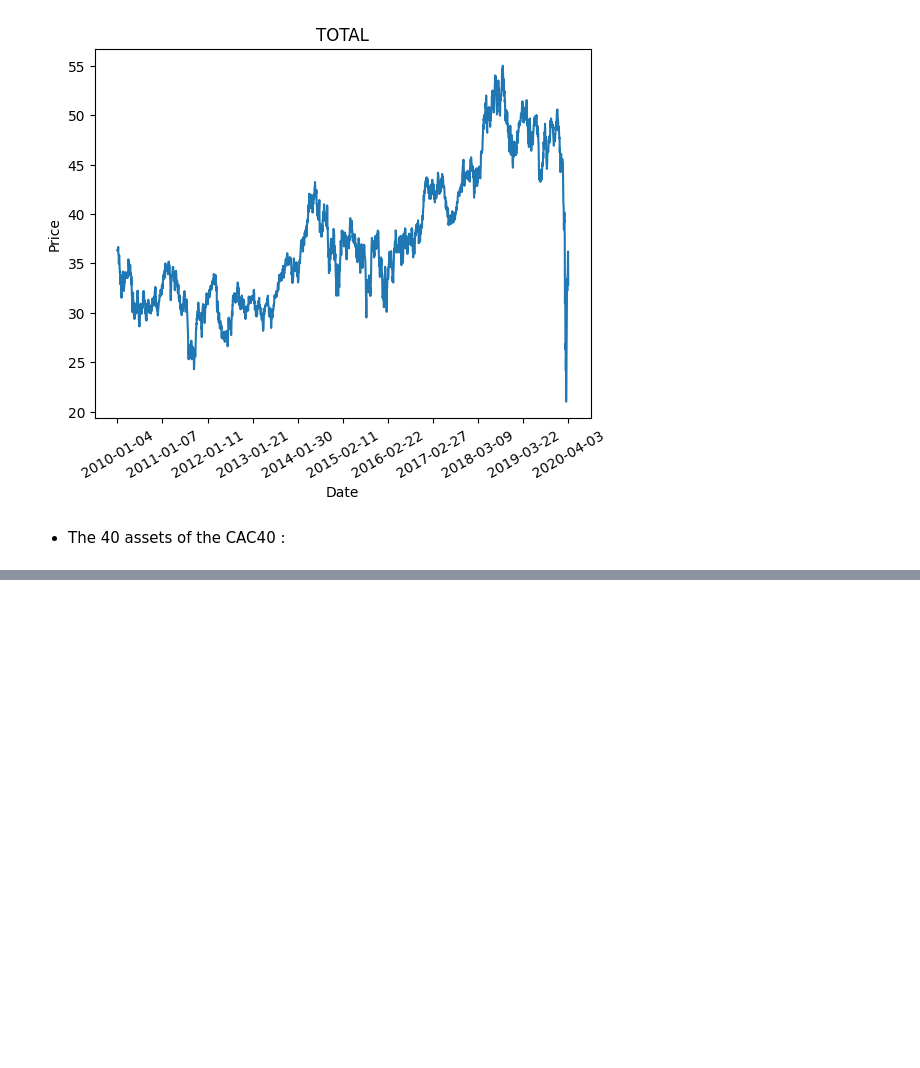
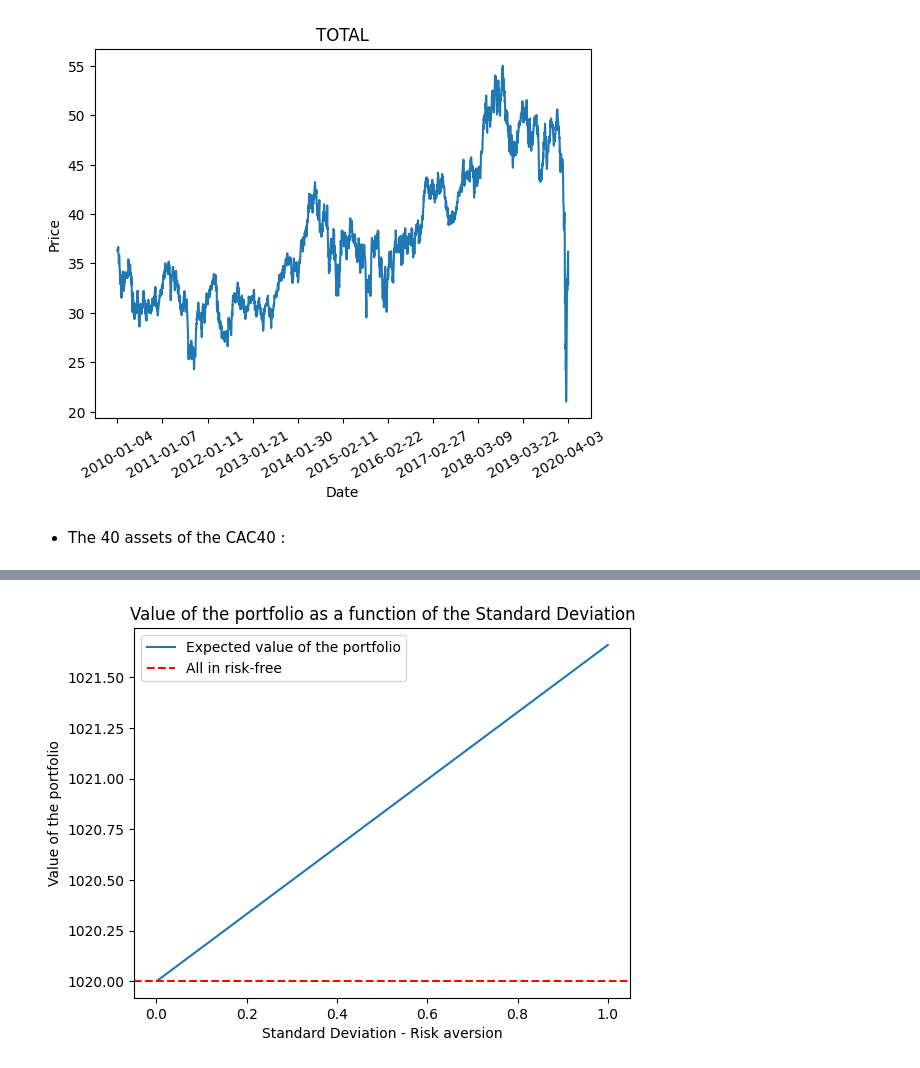
Before and after one commit to hedsto/Markovitz-Efficient-Portofolio-CAPM, a Jupyter notebook: markovitz_efficient_portfolio_optimization.ipynb, the cells around one changed output, grey strips where cells are left out. Drawn from its saved outputs; the diff is of its cells as text; code cells hidden in the pictures; blank space fills up the shorter version.

Commit message:
first final version

```diff
--- a/markovitz_efficient_portfolio_optimization.ipynb
+++ b/markovitz_efficient_portfolio_optimization.ipynb
@@ -146,0 +278,11 @@ Worldline SA
+# %%
+r = 0.02 # risk free rate
+v = 1000 # initial wealth
+
+sigma = 1 # risk aversion coefficient
+
+price_2015=  CAC40.loc['2015-01-02'] # first business date of 2015
+diagp_0 = np.diag(price_2015)
+
+prices_2016 = CAC40.loc['2015-12-30'] # first business date of 2016
+diagp_1 = np.diag(prices_2016)
@@ -146,0 +301,9 @@ Worldline SA
+# %%
+def markovitz_portfolio(r, v, sigma, mu, omega, diagp_0, diagp_1):
+
+    a0, a, lamda = markovitz_solution(r, v, sigma, mu, omega, diagp_0)
+
+    ptf0 = a0 + a.T @ diagp_0.diagonal()
+    ptf1 = a0 + a.T @ diagp_1.diagonal()
+
+    return 100*(ptf1-ptf0)/ptf0, ptf1, ptf0
@@ -146,0 +327,27 @@ Worldline SA
+# %%
+standard_deviation_list = np.linspace(0.001, 1, 100)
+
+
+espectation_portfolio_list = []
+profit = []
+
+
+for sigma in standard_deviation_list:
+    a0, a, lamda = markovitz_solution(r, v, sigma, mu_estimator, omega_estimator, diagp_0)
+
+    espectation_V = a0*(1+r) + a.T @ diagp_0 @ mu_estimator
+    espectation_portfolio_list.append(espectation_V)
+
+    ptf_profit, ptf1, ptf0 = markovitz_portfolio(r, v, sigma, mu_estimator, omega_estimator, diagp_0, diagp_1)
+
+non_risk = v*(1+r)
+
+plt.plot(standard_deviation_list, espectation_portfolio_list, label='Expected value of the portfolio')
+plt.axhline(y=non_risk, color='r', label='All in risk-free', linestyle='--')
+plt.xlabel('Standard Deviation - Risk aversion')
+plt.ylabel('Value of the portfolio')
+plt.title('Value of the portfolio as a function of the Standard Deviation')
+plt.legend()
+plt.show()
+# %% [output]
+[figure, added]
```
Also changed, not shown: parts of 25 cells of this notebook.
